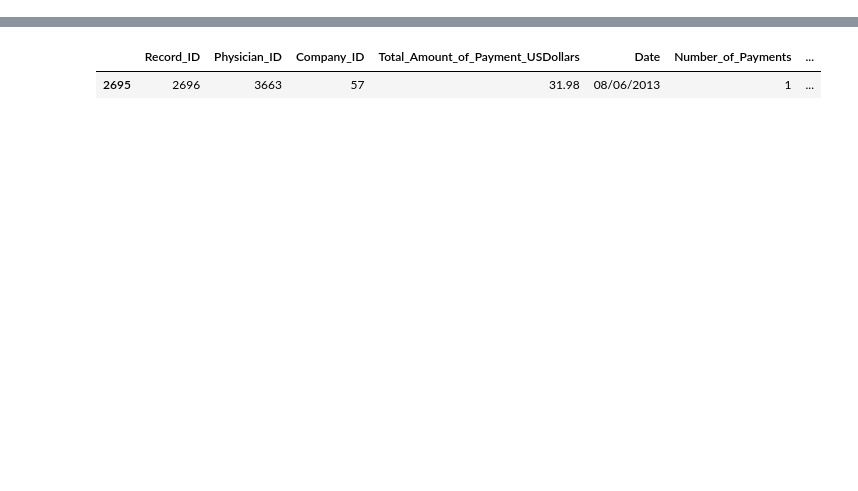
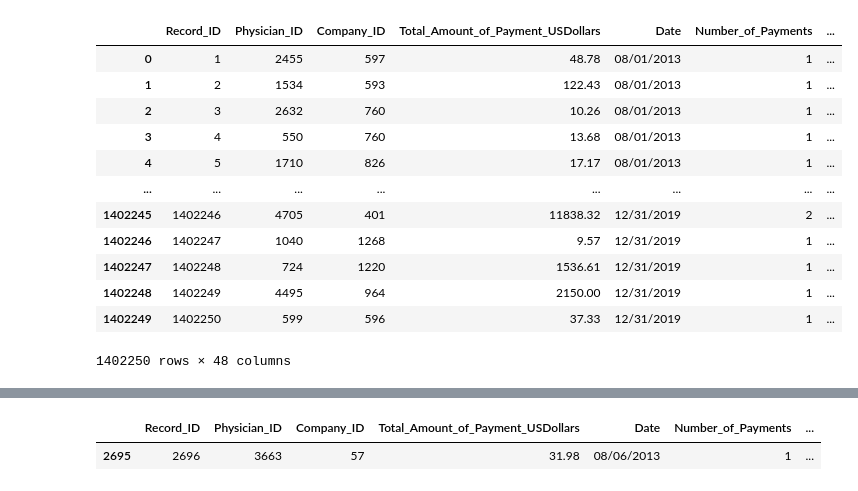
Before and after one commit to qffdhruba1123/analytics_cup_2021, a Jupyter notebook: DataSqueezingNotebook.ipynb, the cells around one changed output, grey strips where cells are left out. Cells and saved outputs as stored; diff of their text form; code cells hidden in the pictures; blank space fills up the shorter version.

```diff
--- a/DataSqueezingNotebook.ipynb
+++ b/DataSqueezingNotebook.ipynb
@@ -52,6 +53,22 @@ df.rename({"Name":"Company_Name"}, axis='columns', inplace=True)
 
 ###test safekeeping dataframe
 df_main_test=df[df.set=="test"]
+# %%
+df
+# %% [output]
+|  | Record_ID | Physician_ID | Company_ID | Total_Amount_of_Payment_USDollars | Date | Number_of_Payments | ... |
+| 0 | 1 | 2455 | 597 | 48.78 | 08/01/2013 | 1 | ... |
+| 1 | 2 | 1534 | 593 | 122.43 | 08/01/2013 | 1 | ... |
+| 2 | 3 | 2632 | 760 | 10.26 | 08/01/2013 | 1 | ... |
+| 3 | 4 | 550 | 760 | 13.68 | 08/01/2013 | 1 | ... |
+| 4 | 5 | 1710 | 826 | 17.17 | 08/01/2013 | 1 | ... |
+| ... | ... | ... | ... | ... | ... | ... | ... |
+| 1402245 | 1402246 | 4705 | 401 | 11838.32 | 12/31/2019 | 2 | ... |
+| 1402246 | 1402247 | 1040 | 1268 | 9.57 | 12/31/2019 | 1 | ... |
+| 1402247 | 1402248 | 724 | 1220 | 1536.61 | 12/31/2019 | 1 | ... |
+| 1402248 | 1402249 | 4495 | 964 | 2150.00 | 12/31/2019 | 1 | ... |
+| 1402249 | 1402250 | 599 | 596 | 37.33 | 12/31/2019 | 1 | ... |
+1402250 rows × 48 columns
 # %%
 df_scrap=df.query('Product_Name_1.notnull() and Product_Name_2.notnull()')
 df_scrap['index_col'] = df_scrap.index
```
Also changed, not shown: parts of 22 cells of this notebook, 4 other files.
